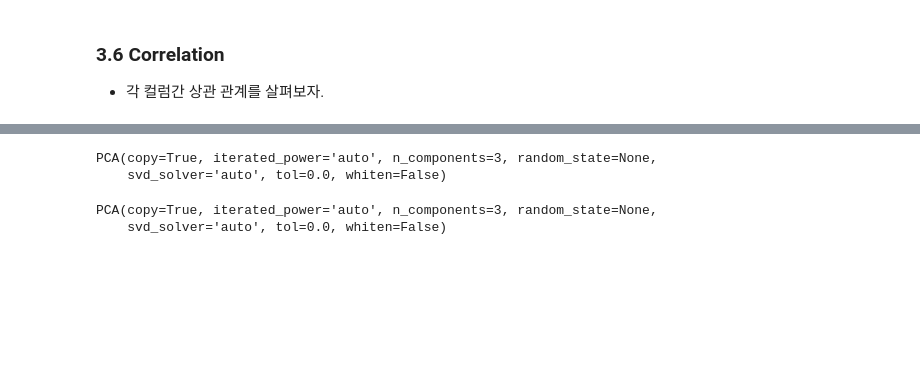
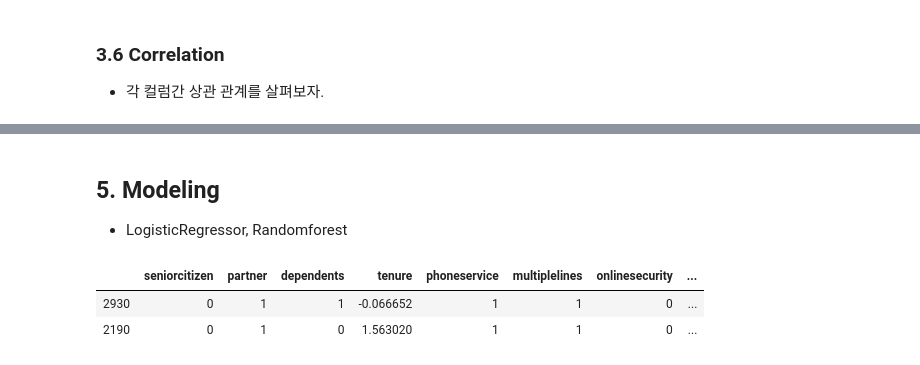
Before and after one commit to Sean-Parkk/Projects, a Jupyter notebook: predict_customer_churn/predict_customer_churn.ipynb, the cells around one changed output, grey strips where cells are left out. Saved outputs shown, nothing was run; the diff lists cells and outputs as text; code cells hidden in the pictures; blank space fills up the shorter version.

```diff
--- a/predict_customer_churn/predict_customer_churn.ipynb
+++ b/predict_customer_churn/predict_customer_churn.ipynb
@@ -536,2 +587,5 @@ df_train_dummy.head()
+# %% [markdown]
+## 5. Modeling
+* LogisticRegressor, Randomforest
 # %%
 X_train = df_train_dummy.drop(['churn'], axis=1)
@@ -541,13 +594,7 @@ X_test = df_test_dummy.drop(['churn'], axis=1)
 y_test = df_test_dummy.churn
-# %%
-from sklearn.decomposition import PCA
-pca = PCA(n_components=3)
-pca.fit(X_train)
-# %% [output]
-PCA(copy=True, iterated_power='auto', n_components=3, random_state=None,
-    svd_solver='auto', tol=0.0, whiten=False)
-# %%
-pca
-# %% [output]
-PCA(copy=True, iterated_power='auto', n_components=3, random_state=None,
-    svd_solver='auto', tol=0.0, whiten=False)
+# %%
+X_train.head(2)
+# %% [output]
+|  | seniorcitizen | partner | dependents | tenure | phoneservice | multiplelines | onlinesecurity | ... |
+| 2930 | 0 | 1 | 1 | -0.066652 | 1 | 1 | 0 | ... |
+| 2190 | 0 | 1 | 0 | 1.563020 | 1 | 1 | 0 | ... |
```
Also changed, not shown: parts of 38 cells of this notebook.
